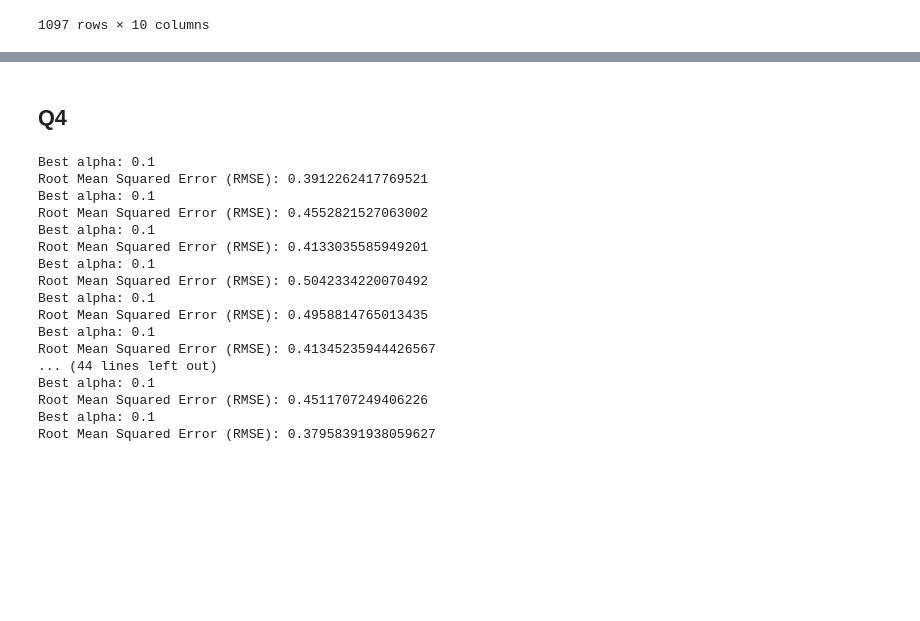
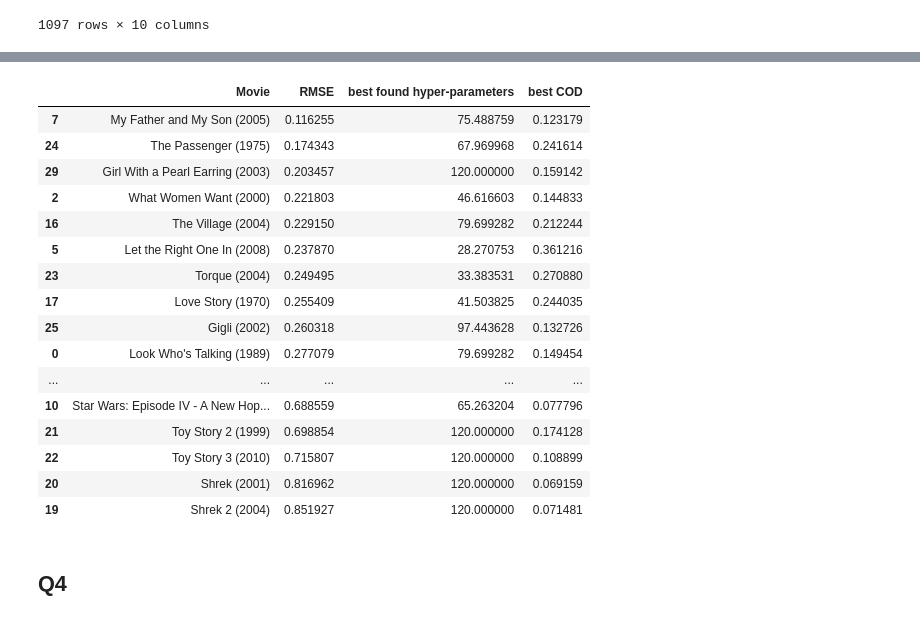
Before and after one commit to csendranshi/DSGA-1001-Project2, a Jupyter notebook: DS_project2.ipynb, the cells around one changed output, grey strips where cells are left out. Cells and saved outputs as stored; diff of their text form; code cells hidden in the pictures; blank space fills up the shorter version.

```diff
--- a/DS_project2.ipynb
+++ b/DS_project2.ipynb
@@ -585,3 +607,24 @@ Root Mean Squared Error (RMSE): 0.31807282846132046
+# %%
+
+pd.DataFrame({"Movie": movie_titles, "RMSE":RMSEs, "best alpha": alphas, "best COD": cods}).sort_values(by="RMSE")
+# %% [output]
+|  | Movie | RMSE | best found hyper-parameters | best COD |
+| 7 | My Father and My Son (2005) | 0.116255 | 75.488759 | 0.123179 |
+| 24 | The Passenger (1975) | 0.174343 | 67.969968 | 0.241614 |
+| 29 | Girl With a Pearl Earring (2003) | 0.203457 | 120.000000 | 0.159142 |
+| 2 | What Women Want (2000) | 0.221803 | 46.616603 | 0.144833 |
+| 16 | The Village (2004) | 0.229150 | 79.699282 | 0.212244 |
+| 5 | Let the Right One In (2008) | 0.237870 | 28.270753 | 0.361216 |
+| 23 | Torque (2004) | 0.249495 | 33.383531 | 0.270880 |
+| 17 | Love Story (1970) | 0.255409 | 41.503825 | 0.244035 |
+| 25 | Gigli (2002) | 0.260318 | 97.443628 | 0.132726 |
+| 0 | Look Who's Talking (1989) | 0.277079 | 79.699282 | 0.149454 |
+| ... | ... | ... | ... | ... |
+| 10 | Star Wars: Episode IV - A New Hop... | 0.688559 | 65.263204 | 0.077796 |
+| 21 | Toy Story 2 (1999) | 0.698854 | 120.000000 | 0.174128 |
+| 22 | Toy Story 3 (2010) | 0.715807 | 120.000000 | 0.108899 |
+| 20 | Shrek (2001) | 0.816962 | 120.000000 | 0.069159 |
+| 19 | Shrek 2 (2004) | 0.851927 | 120.000000 | 0.071481 |
 # %% [markdown]
 ## Q4
 # %%
@@ -592,7 +635,10 @@ from sklearn.model_selection import GridSearchCV
 
 # Assuming df is your DataFrame with the relevant columns
 # Select the movies and features
-
+RMSEs = []
+alphas = []
+cods = []
+movie_titles = []
 
 for _, row in middle_30.iterrows():
     movie_id = row['Movie ID']
@@ -608,7 +654,8 @@ for _, row in middle_30.iterrows():
 
     # Ridge Regression with Hyperparameter Tuning
     lasso = Lasso()
-    params = {'alpha': [0.1, 1, 10, 100]}  # Adjust these values based on your data
+    alpha_range = np.linspace(0.0000100, 120, 400)
+    params = {'alpha': alpha_range}  # Adjust these values based on your data
     lasso_cv = GridSearchCV(lasso, params, cv=5)
     lasso_cv.fit(X_train, y_train)
 
@@ -626,23 +673,11 @@ for _, row in middle_30.iterrows():
     rmse = mean_squared_error(y_test, predictions, squared=False)
 
     # Display results
-    print(f"Best alpha: {best_alpha}")
-    print(f"Root Mean Squared Error (RMSE): {rmse}")
+#     print(f"Best alpha: {best_alpha}")
+#     print(f"Root Mean Squared Error (RMSE): {rmse}")
+    cod = ridge_model.score(X_test, y_test)
+
+    RMSEs.append(rmse)
+    alphas.append(best_alpha)
+    cods.append(cod)
+    movie_titles.append(movie_id)
-# %% [output]
-Best alpha: 0.1
-Root Mean Squared Error (RMSE): 0.3912262417769521
-Best alpha: 0.1
-Root Mean Squared Error (RMSE): 0.4552821527063002
-Best alpha: 0.1
-Root Mean Squared Error (RMSE): 0.4133035585949201
-Best alpha: 0.1
-Root Mean Squared Error (RMSE): 0.5042334220070492
-Best alpha: 0.1
-Root Mean Squared Error (RMSE): 0.4958814765013435
-Best alpha: 0.1
-Root Mean Squared Error (RMSE): 0.41345235944426567
-... (44 lines left out)
-Best alpha: 0.1
-Root Mean Squared Error (RMSE): 0.4511707249406226
-Best alpha: 0.1
-Root Mean Squared Error (RMSE): 0.37958391938059627
```
Also changed, not shown: parts of 7 cells of this notebook.
